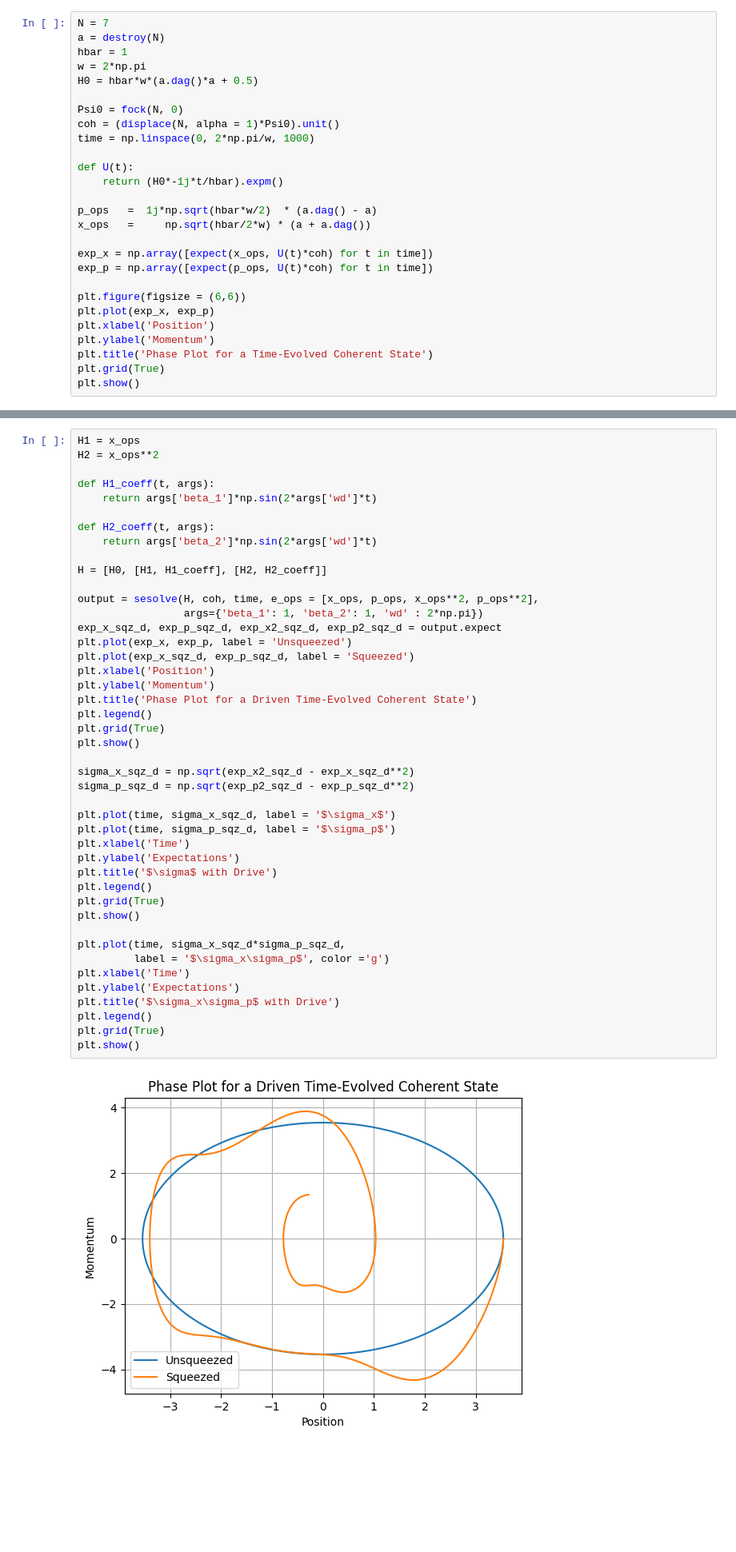
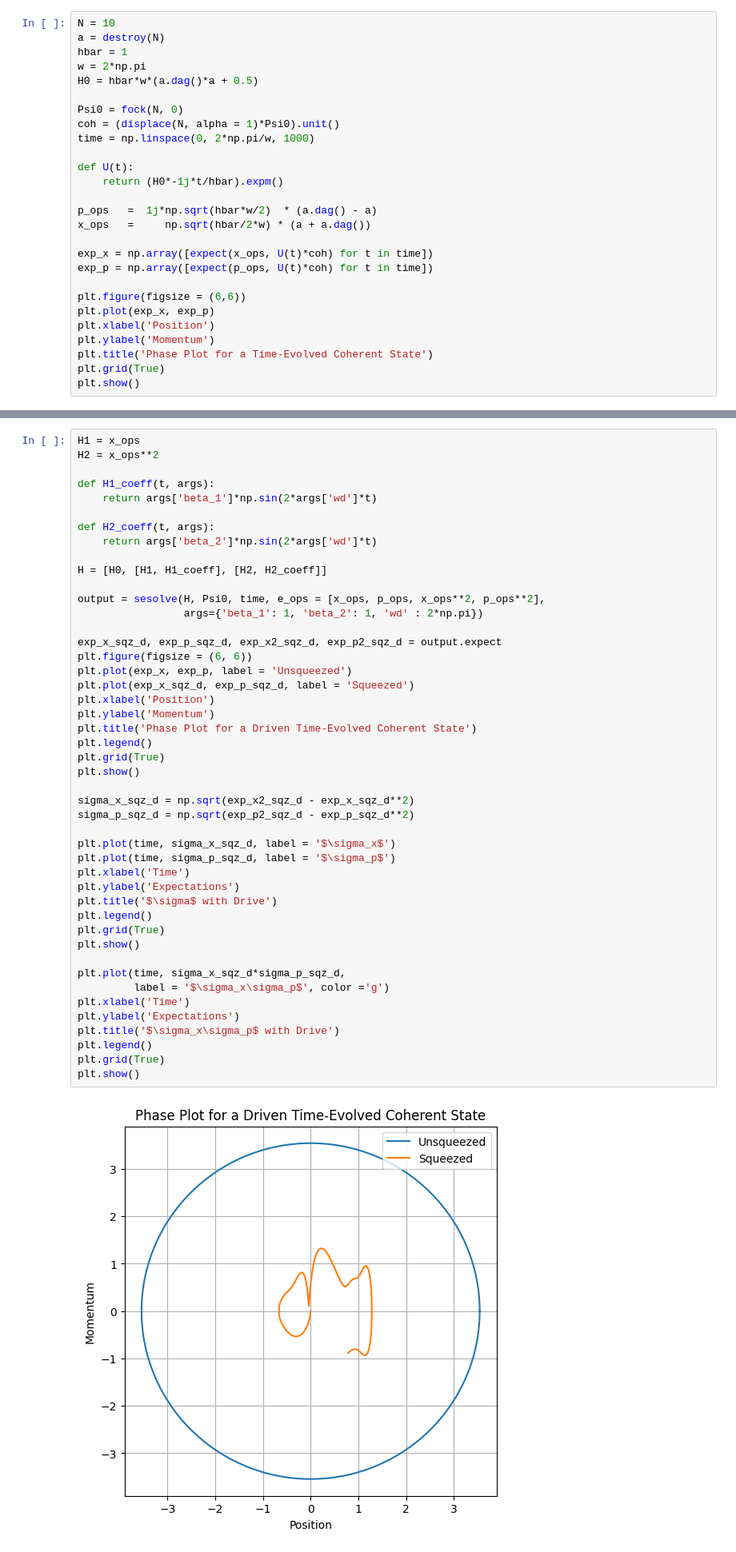
Before and after one commit to shashankd95/QuTipSimulations, a Jupyter notebook: QST_Stats2.ipynb, the cells around one changed output, grey strips where cells are left out. Shown at 80% size. Drawn from its saved outputs; the diff is of its cells as text; blank space fills up the shorter version.

```diff
--- a/QST_Stats2.ipynb
+++ b/QST_Stats2.ipynb
@@ -230,7 +230,7 @@ The plot is expected, the expected signal from binomial sampling is at the halfw
 # %% [markdown]
 ### Coherent State
 # %%
-N = 7
+N = 10
 a = destroy(N)
 hbar = 1
 w = 2*np.pi
@@ -343,37 +343,39 @@ def H2_coeff(t, args):
 
 H = [H0, [H1, H1_coeff], [H2, H2_coeff]]
 
-output = sesolve(H, coh, time, e_ops = [x_ops, p_ops, x_ops**2, p_ops**2],
+output = sesolve(H, Psi0, time, e_ops = [x_ops, p_ops, x_ops**2, p_ops**2],
                  args={'beta_1': 1, 'beta_2': 1, 'wd' : 2*np.pi})
+
 exp_x_sqz_d, exp_p_sqz_d, exp_x2_sqz_d, exp_p2_sqz_d = output.expect
+plt.figure(figsize = (6, 6))
 plt.plot(exp_x, exp_p, label = 'Unsqueezed')
 plt.plot(exp_x_sqz_d, exp_p_sqz_d, label = 'Squeezed')
 plt.xlabel('Position')
 plt.ylabel('Momentum')
 plt.title('Phase Plot for a Driven Time-Evolved Coherent State')
 plt.legend()
 plt.grid(True)
 plt.show()
 
 sigma_x_sqz_d = np.sqrt(exp_x2_sqz_d - exp_x_sqz_d**2)
 sigma_p_sqz_d = np.sqrt(exp_p2_sqz_d - exp_p_sqz_d**2)
 
 plt.plot(time, sigma_x_sqz_d, label = '$\sigma_x$')
 plt.plot(time, sigma_p_sqz_d, label = '$\sigma_p$')
 plt.xlabel('Time')
 plt.ylabel('Expectations')
 plt.title('$\sigma$ with Drive')
 plt.legend()
 plt.grid(True)
 plt.show()
 
 plt.plot(time, sigma_x_sqz_d*sigma_p_sqz_d,
          label = '$\sigma_x\sigma_p$', color ='g')
 plt.xlabel('Time')
 plt.ylabel('Expectations')
 plt.title('$\sigma_x\sigma_p$ with Drive')
 plt.legend()
 plt.grid(True)
 plt.show()
 # %% [output]
-[figure, old version]
+[figure, new version]
```
Also changed, not shown: parts of 8 cells of this notebook.
